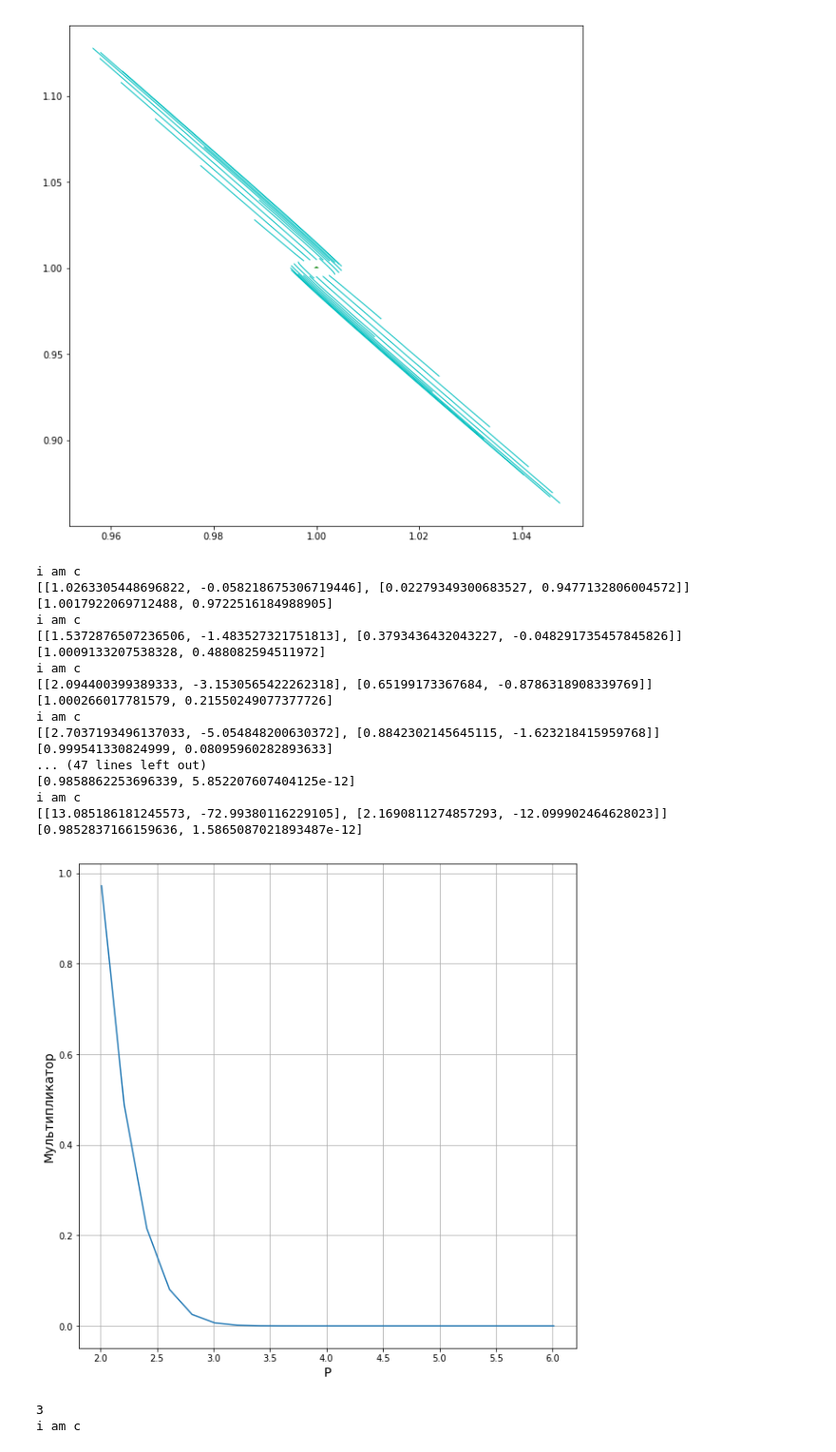
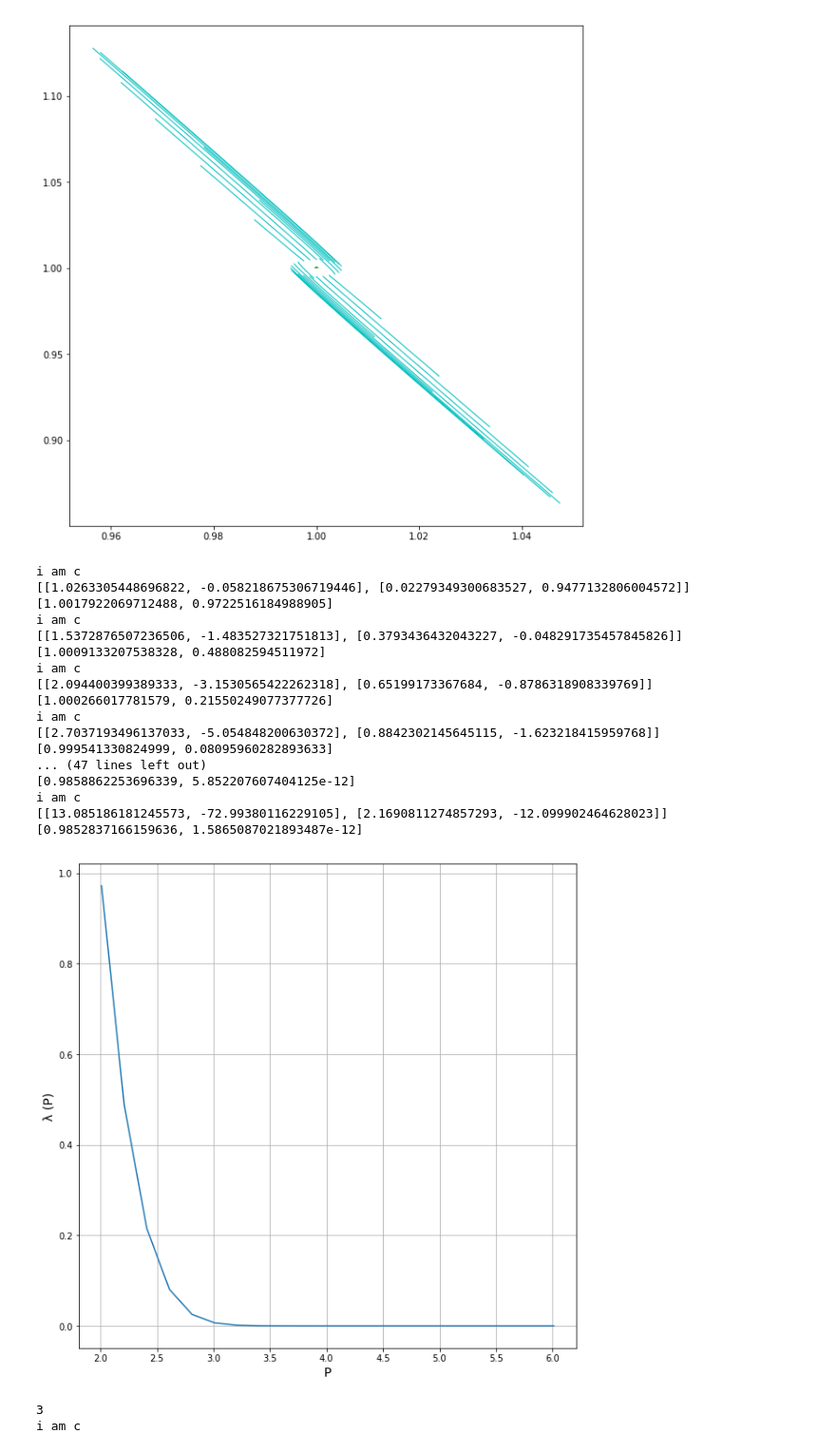
Before and after one commit to kokamido/Diploma, a Jupyter notebook: ipython/QandP-Copy1.ipynb, the cells around one changed output. Shown: that part at 95% size. Saved outputs shown, nothing was run; the diff lists cells and outputs as text; code cells hidden in the pictures.

```diff
--- a/ipython/QandP-Copy1.ipynb
+++ b/ipython/QandP-Copy1.ipynb
@@ -384,35 +383,35 @@ muls = list()
 ps = list()
 for i in range (0,21):
     p = 2.01+0.2*i
     ps.append(p)
     Step = 0.0005
     mul = get_multiplier()
     print(mul)
     muls.append(mul[1])
 plt.grid()
 plt.xlabel('P',fontsize=14)
-plt.ylabel('Мультипликатор',fontsize=14)
+plt.ylabel('λ (P)',fontsize=14)
 plt.plot(ps,muls)
 plt.show()
 # %% [output]
 i am c
 [[1.0263305448696822, -0.058218675306719446], [0.02279349300683527, 0.9477132806004572]]
 [1.0017922069712488, 0.9722516184988905]
 i am c
 [[1.5372876507236506, -1.483527321751813], [0.3793436432043227, -0.048291735457845826]]
 [1.0009133207538328, 0.488082594511972]
 i am c
 [[2.094400399389333, -3.1530565422262318], [0.65199173367684, -0.8786318908339769]]
 [1.000266017781579, 0.21550249077377726]
 i am c
 [[2.7037193496137033, -5.054848200630372], [0.8842302145645115, -1.623218415959768]]
 [0.999541330824999, 0.08095960282893633]
 ... (47 lines left out)
 [0.9858862253696339, 5.852207607404125e-12]
 i am c
 [[13.085186181245573, -72.99380116229105], [2.1690811274857293, -12.099902464628023]]
 [0.9852837166159636, 1.5865087021893487e-12]
-[figure, old version]
+[figure, new version]
 # %%
 #Это рисовать портреты
 buf = p
```
Also changed, not shown: parts of 2 cells of this notebook, 17 other files.
